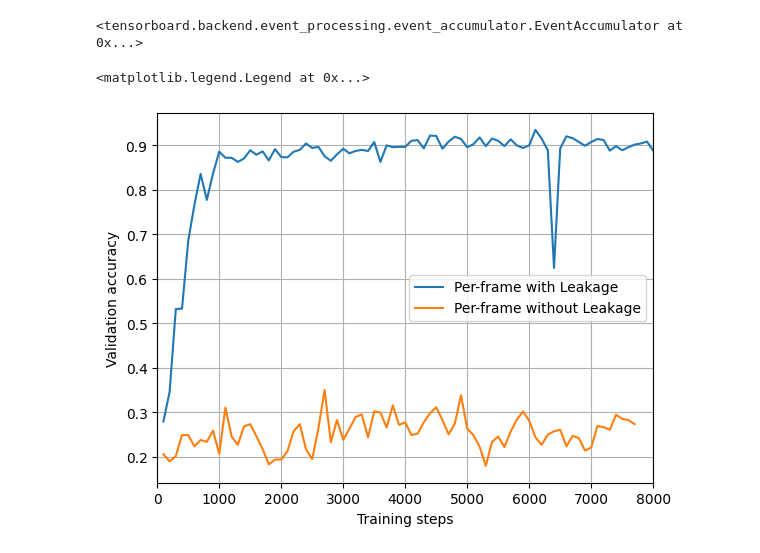
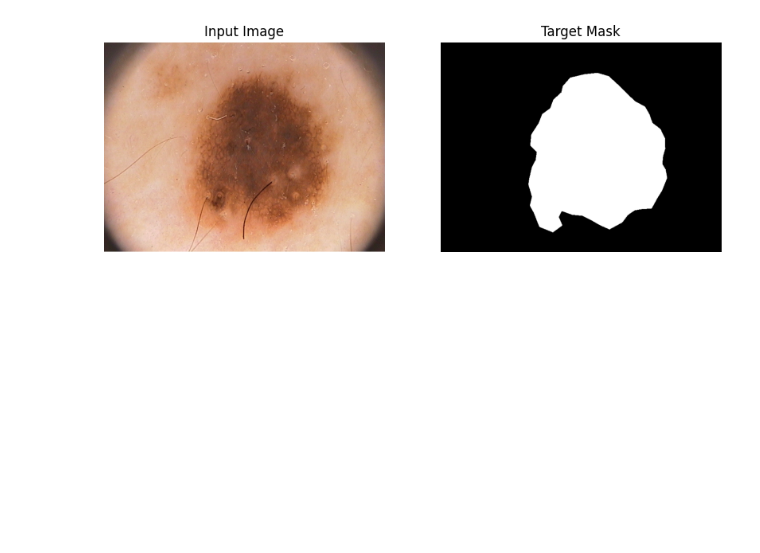
Before and after one commit to kommodeskab/CompVision, a Jupyter notebook: visualizations.ipynb, the cells around one changed output. Saved outputs shown, nothing was run; the diff lists cells and outputs as text; code cells hidden in the pictures; blank space fills up the shorter version.

```diff
--- a/visualizations.ipynb
+++ b/visualizations.ipynb
@@ -1,11 +0,0 @@
-# %%
-from tensorboard.backend.event_processing import event_accumulator
-frame_leakage = "lightning_logs/per_frame/leakage/events.out.tfevents.1761215733.n-62-20-16.3674439.0"
-frame_no_leakage = "lightning_logs/per_frame/no_leakage/events.out.tfevents.1761237057.n-62-11-14.1796603.0"
-
-leakage_ea = event_accumulator.EventAccumulator(frame_leakage)
-no_leakage_ea = event_accumulator.EventAccumulator(frame_no_leakage)
-leakage_ea.Reload()
-no_leakage_ea.Reload()
-# %% [output]
-<tensorboard.backend.event_processing.event_accumulator.EventAccumulator at 0x...>
@@ -19,13 +1,19 @@ def metric_from_ea(ea: event_accumulator.EventAccumulator, metric: str):
-# %%
-import matplotlib.pyplot as plt
-
-plt.plot(*metric_from_ea(leakage_ea, "val_accuracy"), label="Per-frame with Leakage")
-plt.plot(*metric_from_ea(no_leakage_ea, "val_accuracy"), label="Per-frame without Leakage")
-plt.xlim(0, 8000)
-plt.xlabel("Training steps")
-plt.ylabel("Validation accuracy")
-plt.grid()
-plt.legend()
-# %% [output]
-<matplotlib.legend.Legend at 0x...>
-[figure, removed]
+# %%
+from datasets import PH2Dataset, DRIVEDataset
+import matplotlib.pyplot as plt
+
+# dataset = DRIVEDataset(split='train')
+dataset = PH2Dataset(split='train')
+
+x, y = dataset[0]['input'], dataset[0]['target']
+fig, axs = plt.subplots(1, 2, figsize=(10, 5))
+axs: list[plt.Axes]
+axs[0].imshow(x.permute(1, 2, 0))
+axs[0].set_title('Input Image')
+axs[0].axis('off')
+axs[1].imshow(y.squeeze(), cmap='gray')
+axs[1].set_title('Target Mask')
+axs[1].axis('off')
+plt.show()
+# %% [output]
+[figure, added]
```
Also changed, not shown: parts of 1 cell of this notebook, 20 other files.
